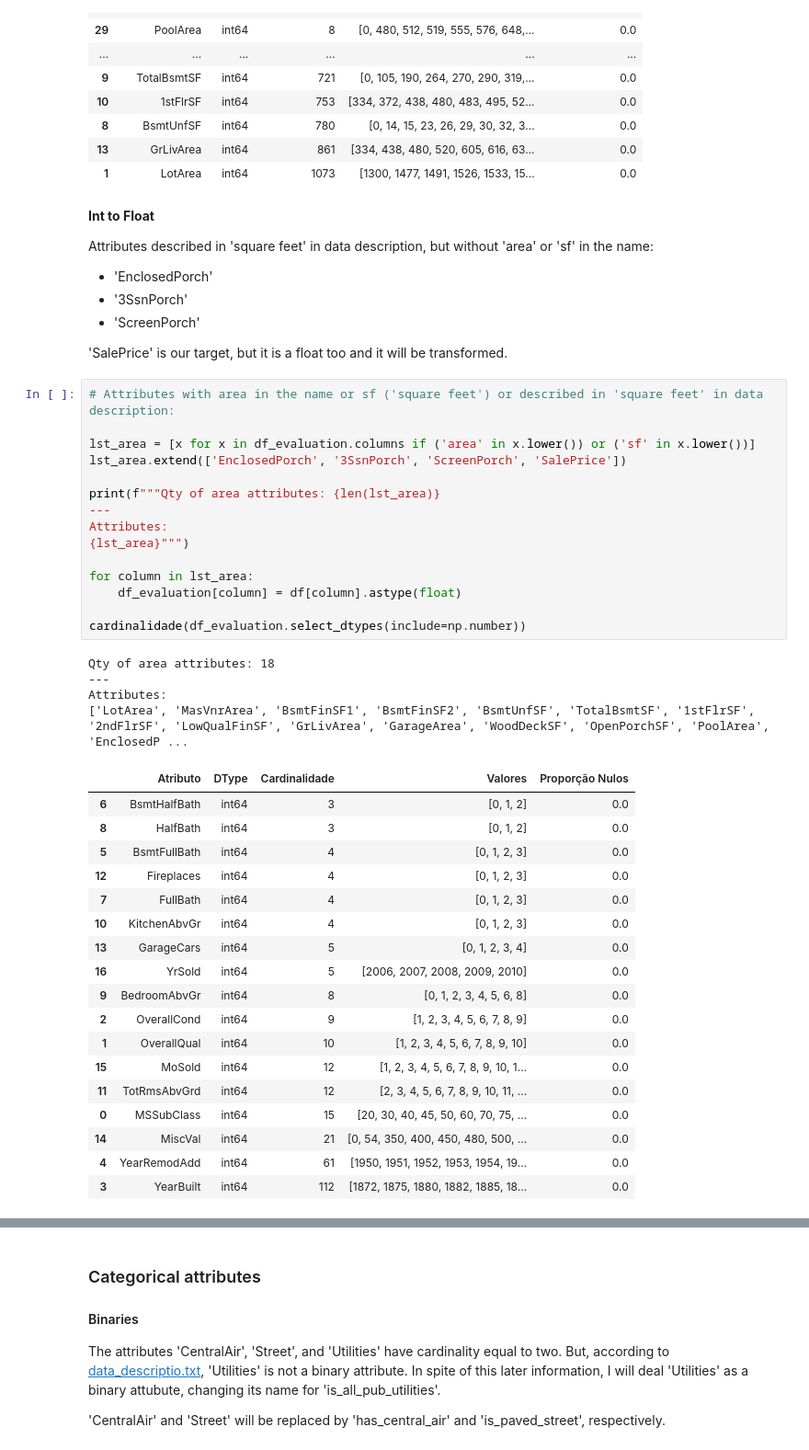
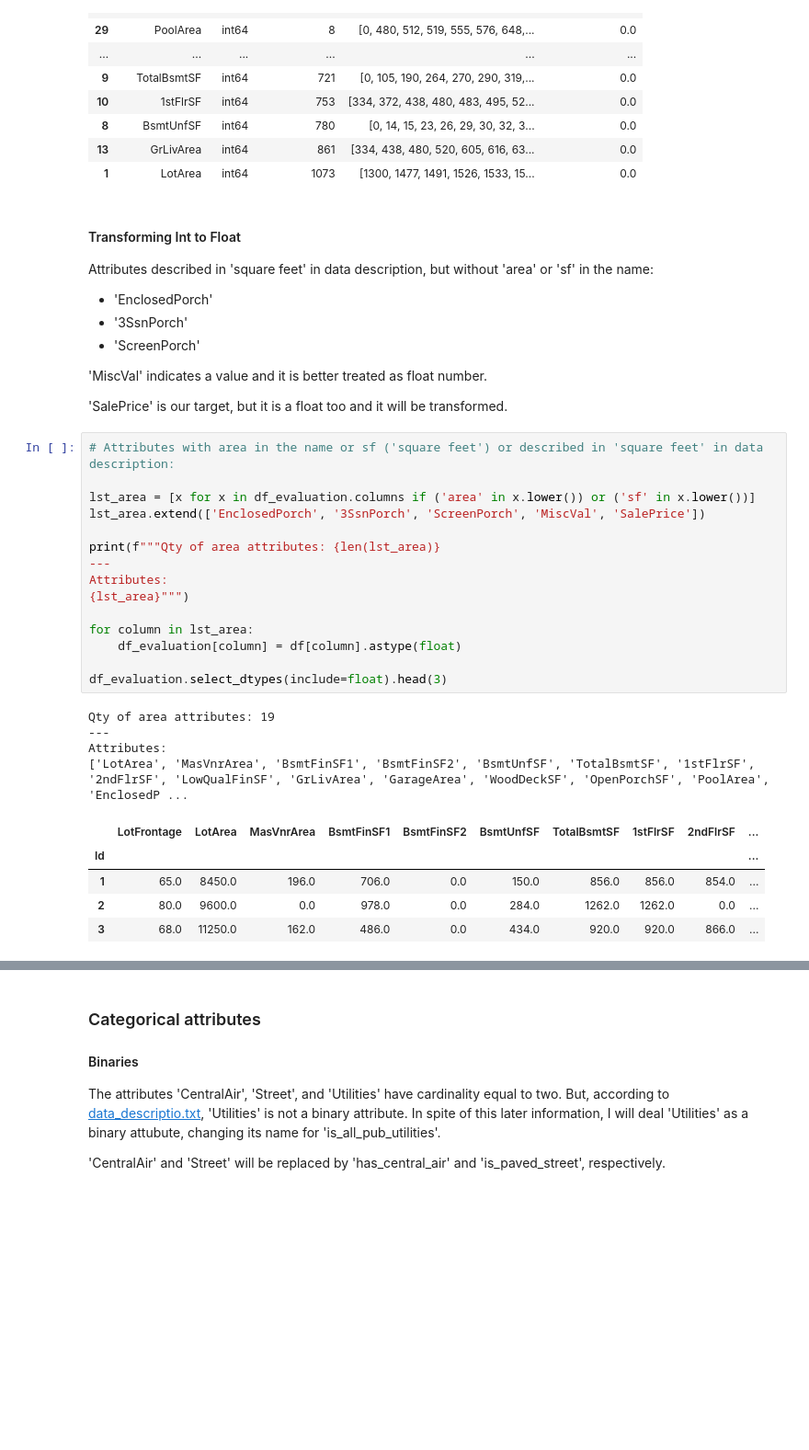
Before and after one commit to marcodeamicis/house_prices_regression, a Jupyter notebook: notebooks/1_business_data_understanding_suto.ipynb, the cells around one changed output, grey strips where cells are left out. Shown: that part at 92% size. Drawn from its saved outputs; the diff is of its cells as text; blank space fills up the shorter version.

```diff
--- a/notebooks/1_business_data_understanding_suto.ipynb
+++ b/notebooks/1_business_data_understanding_suto.ipynb
@@ -209,7 +211,7 @@ df_numerical_cardinality
 | 13 | GrLivArea | int64 | 861 | [334, 438, 480, 520, 605, 616, 63... | 0.0 |
 | 1 | LotArea | int64 | 1073 | [1300, 1477, 1491, 1526, 1533, 15... | 0.0 |
 # %% [markdown]
-**Int to Float**
+#### Transforming Int to Float
 
 Attributes described in 'square feet' in data description, but without 'area' or 'sf' in the name:
 
@@ -217,42 +219,31 @@ Attributes described in 'square feet' in data description, but without 'area' or
 - '3SsnPorch'
 - 'ScreenPorch'
 
+'MiscVal' indicates a value and it is better treated as float number.
+
 'SalePrice' is our target, but it is a float too and it will be transformed.
 # %%
 # Attributes with area in the name or sf ('square feet') or described in 'square feet' in data description:
 
 lst_area = [x for x in df_evaluation.columns if ('area' in x.lower()) or ('sf' in x.lower())]
-lst_area.extend(['EnclosedPorch', '3SsnPorch', 'ScreenPorch', 'SalePrice'])
+lst_area.extend(['EnclosedPorch', '3SsnPorch', 'ScreenPorch', 'MiscVal', 'SalePrice'])
 
 print(f"""Qty of area attributes: {len(lst_area)}
 ---
 Attributes:
 {lst_area}""")
 
 for column in lst_area:
     df_evaluation[column] = df[column].astype(float)
 
-cardinalidade(df_evaluation.select_dtypes(include=np.number))
+df_evaluation.select_dtypes(include=float).head(3)
 # %% [output]
-Qty of area attributes: 18
+Qty of area attributes: 19
 ---
 Attributes:
 ['LotArea', 'MasVnrArea', 'BsmtFinSF1', 'BsmtFinSF2', 'BsmtUnfSF', 'TotalBsmtSF', '1stFlrSF', '2ndFlrSF', 'LowQualFinSF', 'GrLivArea', 'GarageArea', 'WoodDeckSF', 'OpenPorchSF', 'PoolArea', 'EnclosedP ...
-|  | Atributo | DType | Cardinalidade | Valores | Proporção Nulos |
-| 6 | BsmtHalfBath | int64 | 3 | [0, 1, 2] | 0.0 |
-| 8 | HalfBath | int64 | 3 | [0, 1, 2] | 0.0 |
-| 5 | BsmtFullBath | int64 | 4 | [0, 1, 2, 3] | 0.0 |
-| 12 | Fireplaces | int64 | 4 | [0, 1, 2, 3] | 0.0 |
-| 7 | FullBath | int64 | 4 | [0, 1, 2, 3] | 0.0 |
-| 10 | KitchenAbvGr | int64 | 4 | [0, 1, 2, 3] | 0.0 |
-| 13 | GarageCars | int64 | 5 | [0, 1, 2, 3, 4] | 0.0 |
-| 16 | YrSold | int64 | 5 | [2006, 2007, 2008, 2009, 2010] | 0.0 |
-| 9 | BedroomAbvGr | int64 | 8 | [0, 1, 2, 3, 4, 5, 6, 8] | 0.0 |
-| 2 | OverallCond | int64 | 9 | [1, 2, 3, 4, 5, 6, 7, 8, 9] | 0.0 |
-| 1 | OverallQual | int64 | 10 | [1, 2, 3, 4, 5, 6, 7, 8, 9, 10] | 0.0 |
-| 15 | MoSold | int64 | 12 | [1, 2, 3, 4, 5, 6, 7, 8, 9, 10, 1... | 0.0 |
-| 11 | TotRmsAbvGrd | int64 | 12 | [2, 3, 4, 5, 6, 7, 8, 9, 10, 11, ... | 0.0 |
-| 0 | MSSubClass | int64 | 15 | [20, 30, 40, 45, 50, 60, 70, 75, ... | 0.0 |
-| 14 | MiscVal | int64 | 21 | [0, 54, 350, 400, 450, 480, 500, ... | 0.0 |
-| 4 | YearRemodAdd | int64 | 61 | [1950, 1951, 1952, 1953, 1954, 19... | 0.0 |
-| 3 | YearBuilt | int64 | 112 | [1872, 1875, 1880, 1882, 1885, 18... | 0.0 |
+|  | LotFrontage | LotArea | MasVnrArea | BsmtFinSF1 | BsmtFinSF2 | BsmtUnfSF | TotalBsmtSF | 1stFlrSF | 2ndFlrSF | ... |
+| Id |  |  |  |  |  |  |  |  |  | ... |
+| 1 | 65.0 | 8450.0 | 196.0 | 706.0 | 0.0 | 150.0 | 856.0 | 856.0 | 854.0 | ... |
+| 2 | 80.0 | 9600.0 | 0.0 | 978.0 | 0.0 | 284.0 | 1262.0 | 1262.0 | 0.0 | ... |
+| 3 | 68.0 | 11250.0 | 162.0 | 486.0 | 0.0 | 434.0 | 920.0 | 920.0 | 866.0 | ... |
```
Also changed, not shown: parts of 21 cells of this notebook, 5 other files.
